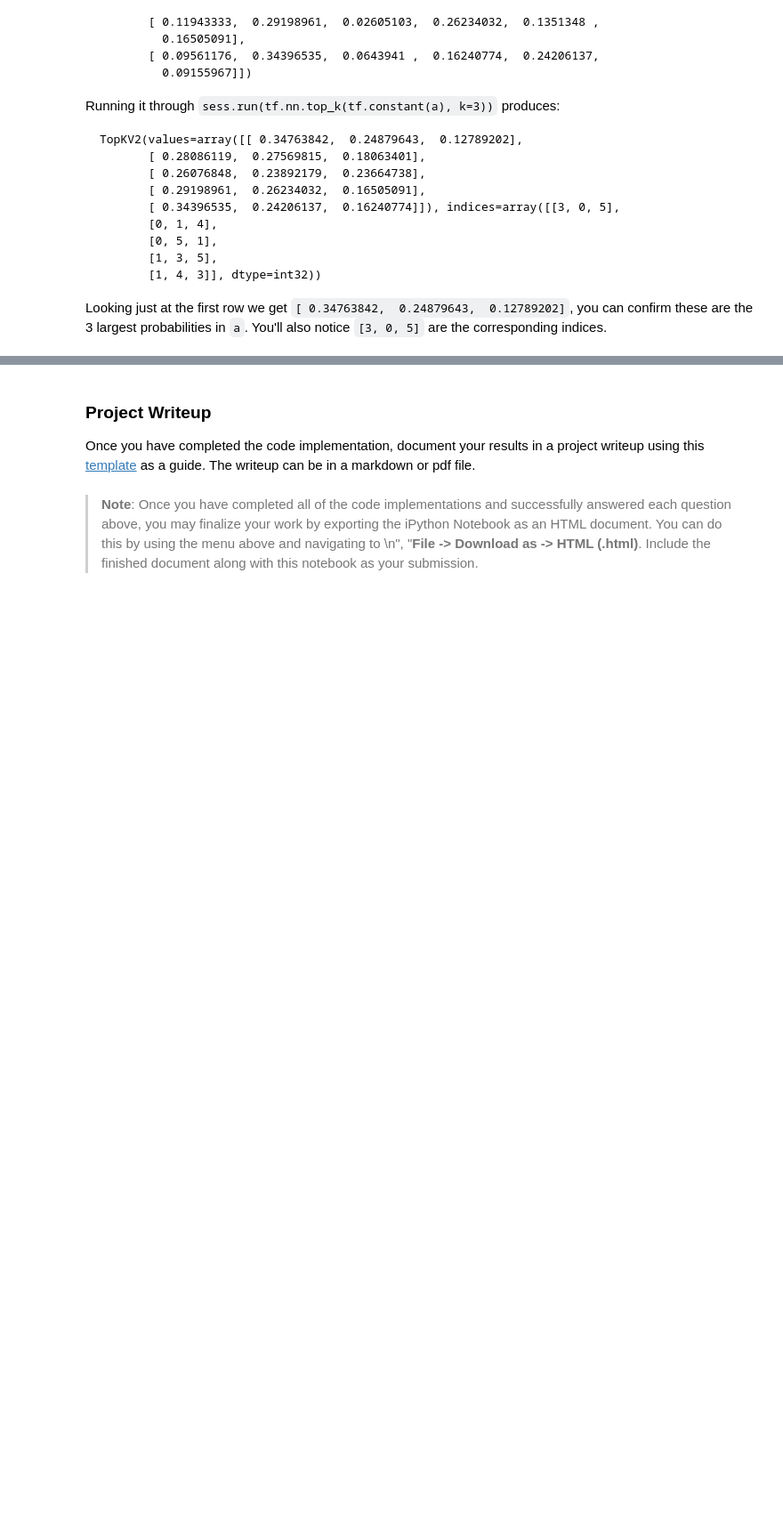
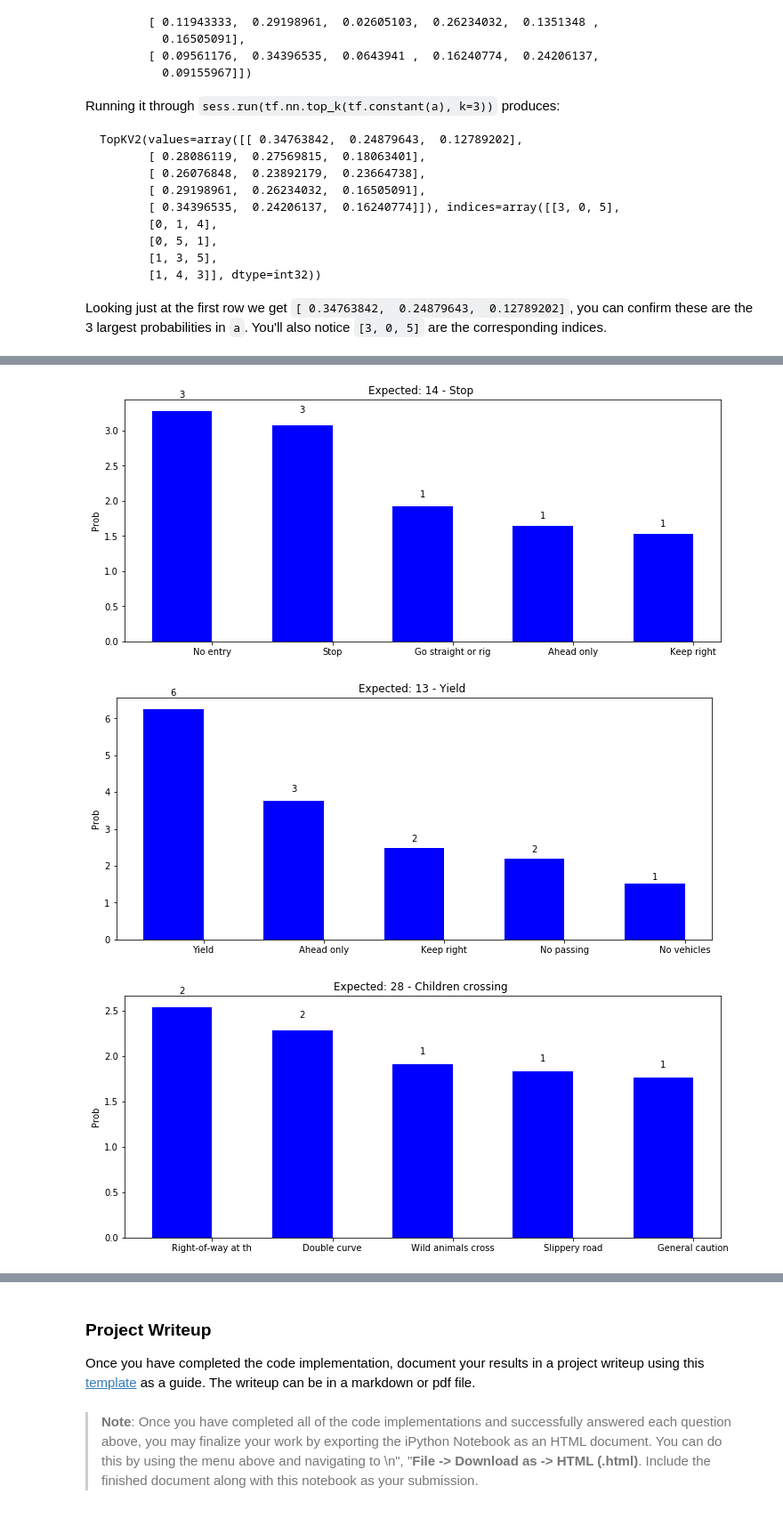
Before and after one commit to matheuslrsouza/CarND-Traffic-Sign-Classifier-Project, a Jupyter notebook: Traffic_Sign_Classifier.ipynb, the cells around one changed output, grey strips where cells are left out. Shown: that part at 89% size. Drawn from its saved outputs; the diff is of its cells as text; code cells hidden in the pictures; blank space fills up the shorter version.

```diff
--- a/Traffic_Sign_Classifier.ipynb
+++ b/Traffic_Sign_Classifier.ipynb
@@ -742,3 +743,16 @@ You may find `signnames.csv` useful as it contains mappings from the class id (i
 # %%
 ### Calculate the accuracy for these 5 new images.
 ### For example, if the model predicted 1 out of 5 signs correctly, it's 20% accurate on these new images.
+with tf.Session() as sess:
+    saver.restore(sess, tf.train.latest_checkpoint('.'))
+    sess = tf.get_default_session()
+
+    correct_prediction = tf.equal(tf.argmax(logits, 1), tf.argmax(one_hot_y, 1))
+    accuracy_operation = tf.reduce_mean(tf.cast(correct_prediction, tf.float32))
+
+    accuracy = sess.run(accuracy_operation,
+                                feed_dict={x: x_data_test,
+                                           y: y_data_test, keep_prob:1.0})
+
+    print("Accuracy = {:.3f}".format(accuracy))
+    print_precision_and_recall(y_data_test, pred)
@@ -787,0 +815,59 @@ Looking just at the first row we get `[ 0.34763842,  0.24879643,  0.12789202]`,
+# %%
+### Print out the top five softmax probabilities for the predictions on the German traffic sign images found on the web.
+### Feel free to use as many code cells as needed.
+
+def plot_prabalities(softmax, expected_labels):
+    probs = softmax[0]
+    labels = softmax[1]
+
+    print(softmax)
+
+    for i, label in enumerate(y_data_test):
+        y = probs[i]
+        x = labels[i]
+
+        N = len(y_data_test)
+
+        ind = np.arange(N)  # the x locations for the groups
+        width = 0.5       # the width of the bars
+
+        fig, ax = plt.subplots()
+        fig.set_size_inches(12, 5)
+        rects1 = ax.bar(ind, y, width, color='b')
+
+        x_with_names = [labels_to_name[l][:18] for l in x]
+
+        # add some text for labels, title and axes ticks
+        ax.set_ylabel('Prob')
+        ax.set_title('Top 5 probabilities')
+        ax.set_title("Expected: {:} - {:} ".format(expected_labels[i], labels_to_name[expected_labels[i]]))
+        ax.set_xticks(ind + width / 2)
+        ax.set_xticklabels(x_with_names)
+
+        def autolabel(rects):
+            """
+            Attach a text label above each bar displaying its height
+            """
+            for rect in rects:
+                height = rect.get_height()
+                ax.text(rect.get_x() + rect.get_width()/2., 1.05*height,
+                        '%d' % int(height),
+                        ha='center', va='bottom')
+
+        autolabel(rects1)
+
+
+with tf.Session() as sess:
+    saver.restore(sess, tf.train.latest_checkpoint('.'))
+    sess = tf.get_default_session()
+
+    pred = sess.run(logits,
+                    feed_dict={x: x_data_test,
+                               y: y_data_test, keep_prob:1.0})
+
+    softmax = sess.run(tf.nn.top_k(pred, k=5))
+
+    print(softmax)
+
+    plot_prabalities(softmax, y_data_test)
+# %% [output]
@@ -787,0 +892,3 @@ Looking just at the first row we get `[ 0.34763842,  0.24879643,  0.12789202]`,
+[figure, added]
+[figure, added]
+[figure, added]
```
Also changed, not shown: parts of 32 cells of this notebook, 3 other files.
